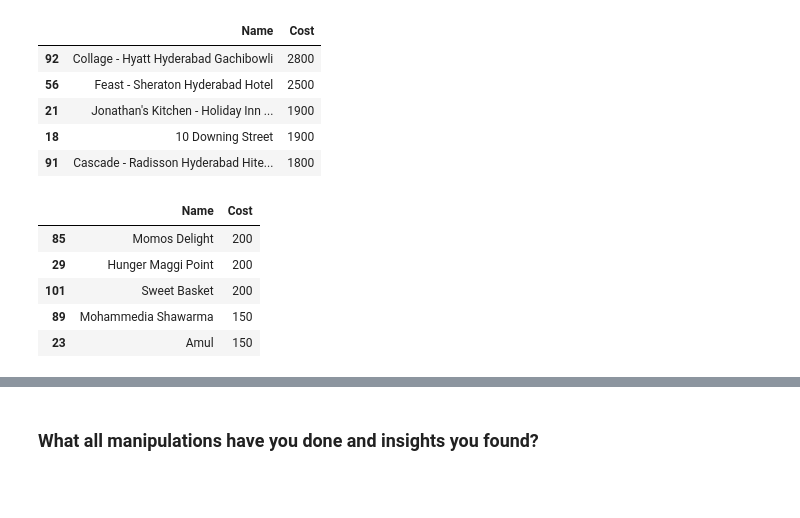
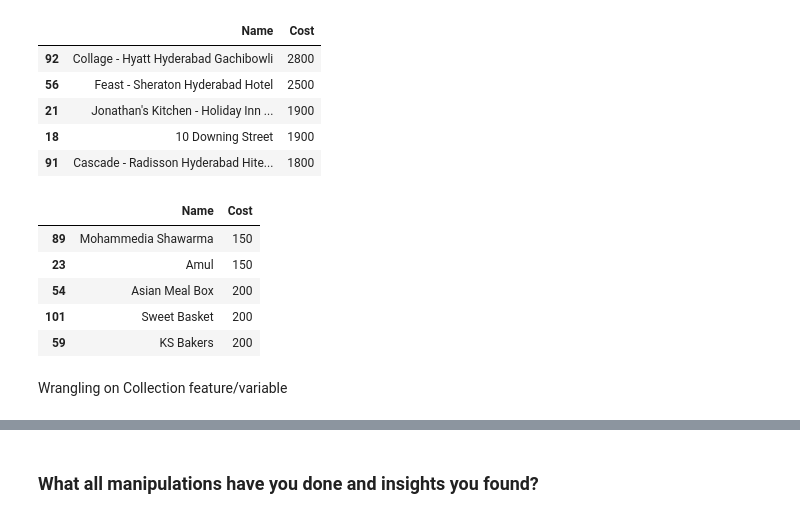
Before and after one commit to Asif-Ansari-bbl/Zomato-Resturent-Clustering-and-Sentiment-Analysis, a Jupyter notebook: Zomato_resturent_Clustering_and_Sentiment_Analysis.ipynb, the cells around one changed output, grey strips where cells are left out. Saved outputs shown, nothing was run; the diff lists cells and outputs as text; code cells hidden in the pictures; blank space fills up the shorter version.

```diff
--- a/Zomato_resturent_Clustering_and_Sentiment_Analysis.ipynb
+++ b/Zomato_resturent_Clustering_and_Sentiment_Analysis.ipynb
@@ -371,12 +384,14 @@ resturent_df.sort_values('Cost', ascending=False)[['Name', 'Cost']][:5]
 | 18 | 10 Downing Street | 1900 |
 | 91 | Cascade - Radisson Hyderabad Hite... | 1800 |
 # %%
-# Find out the top economical Resturent
-resturent_df.sort_values('Cost', ascending=False)[['Name', 'Cost']][-5:]
+# Find out the economicaly  resturent
+resturent_df.sort_values('Cost', ascending=True)[['Name', 'Cost']][:5]
 # %% [output]
 |  | Name | Cost |
-| 85 | Momos Delight | 200 |
-| 29 | Hunger Maggi Point | 200 |
-| 101 | Sweet Basket | 200 |
 | 89 | Mohammedia Shawarma | 150 |
 | 23 | Amul | 150 |
+| 54 | Asian Meal Box | 200 |
+| 101 | Sweet Basket | 200 |
+| 59 | KS Bakers | 200 |
+# %% [markdown]
+Wrangling on Collection feature/variable
```
Also changed, not shown: parts of 30 cells of this notebook.
